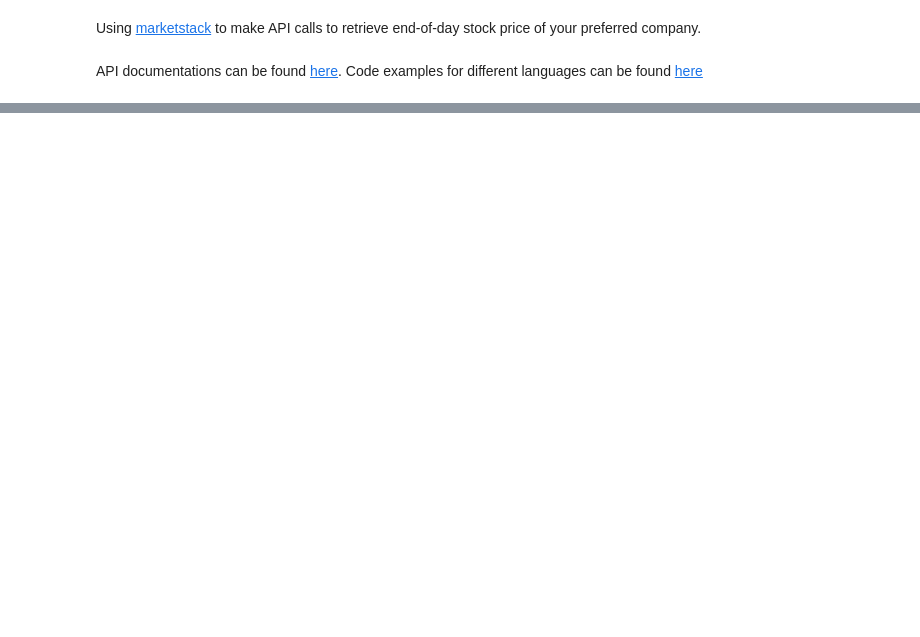
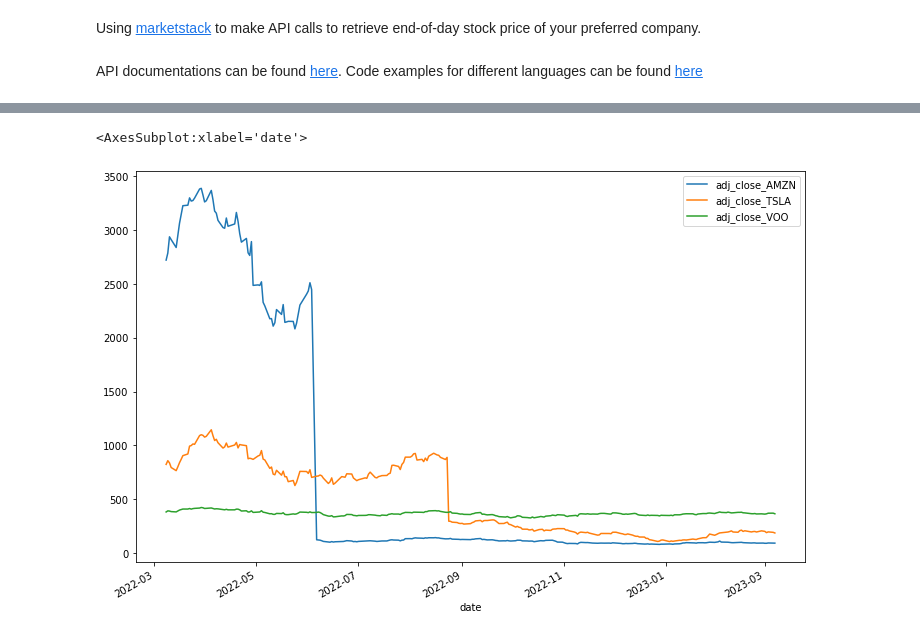
Before and after one commit to rahulakrish/portfolio_builder, a Jupyter notebook: notebook.ipynb, the cells around one changed output, grey strips where cells are left out. Drawn from its saved outputs; the diff is of its cells as text; code cells hidden in the pictures; blank space fills up the shorter version.

```diff
--- a/notebook.ipynb
+++ b/notebook.ipynb
@@ -51,0 +37,3 @@ Note: you may need to restart the kernel to use updated packages.
+# %%
+amazon = enter_ticker('AMZN')
+amazon
@@ -51,0 +55,3 @@ Note: you may need to restart the kernel to use updated packages.
+# %%
+tesla = enter_ticker('TSLA')
+tesla
@@ -51,0 +73,3 @@ Note: you may need to restart the kernel to use updated packages.
+# %%
+voo = enter_ticker('VOO')
+voo
@@ -51,0 +91,3 @@ Note: you may need to restart the kernel to use updated packages.
+# %%
+combined_df = pd.concat([amazon,tesla,voo],axis=1)
+combined_df
@@ -51,0 +109,5 @@ Note: you may need to restart the kernel to use updated packages.
+# %%
+combined_df.plot(figsize=(12,8))
+# %% [output]
+<AxesSubplot:xlabel='date'>
+[figure, added]
```
Also changed, not shown: parts of 10 cells of this notebook.
